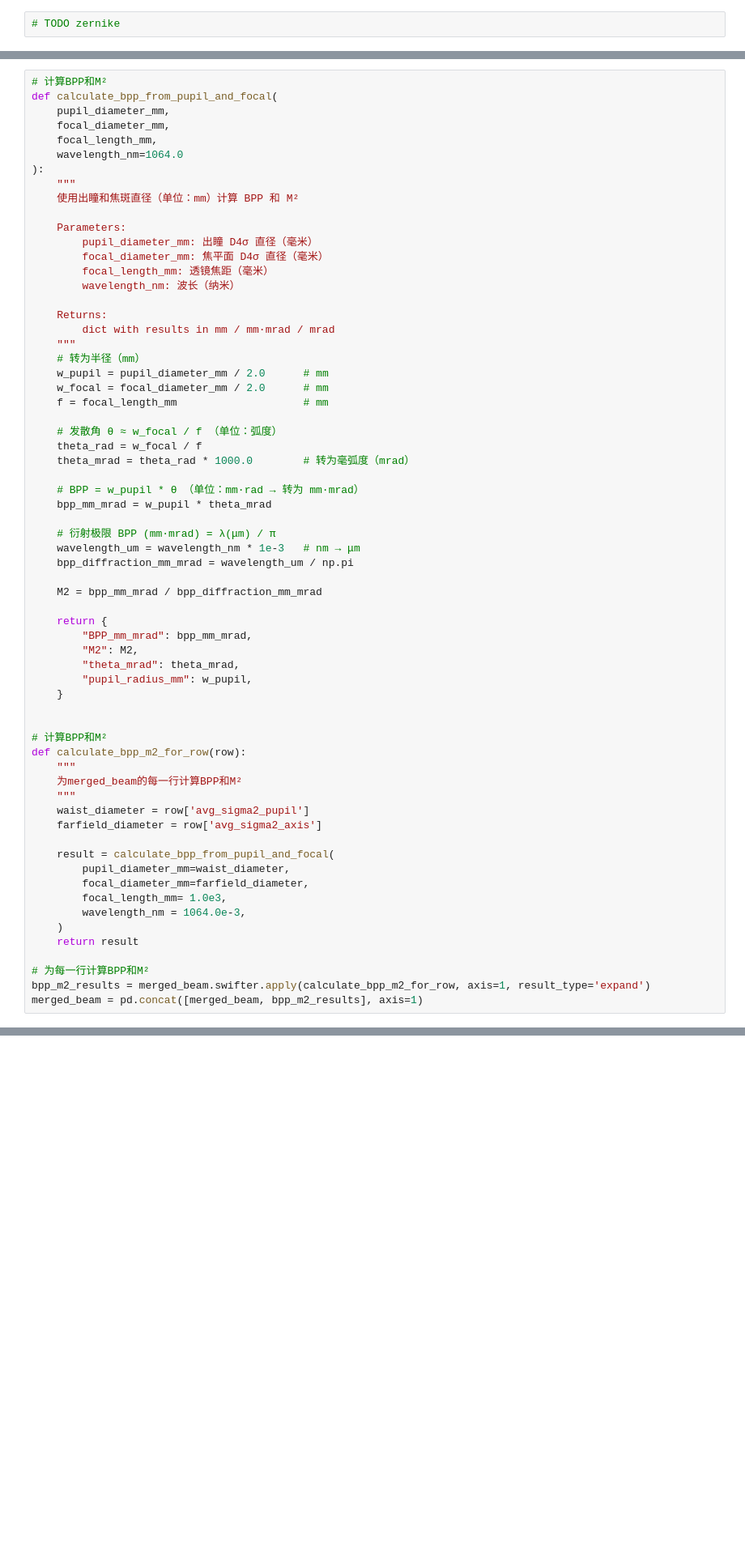
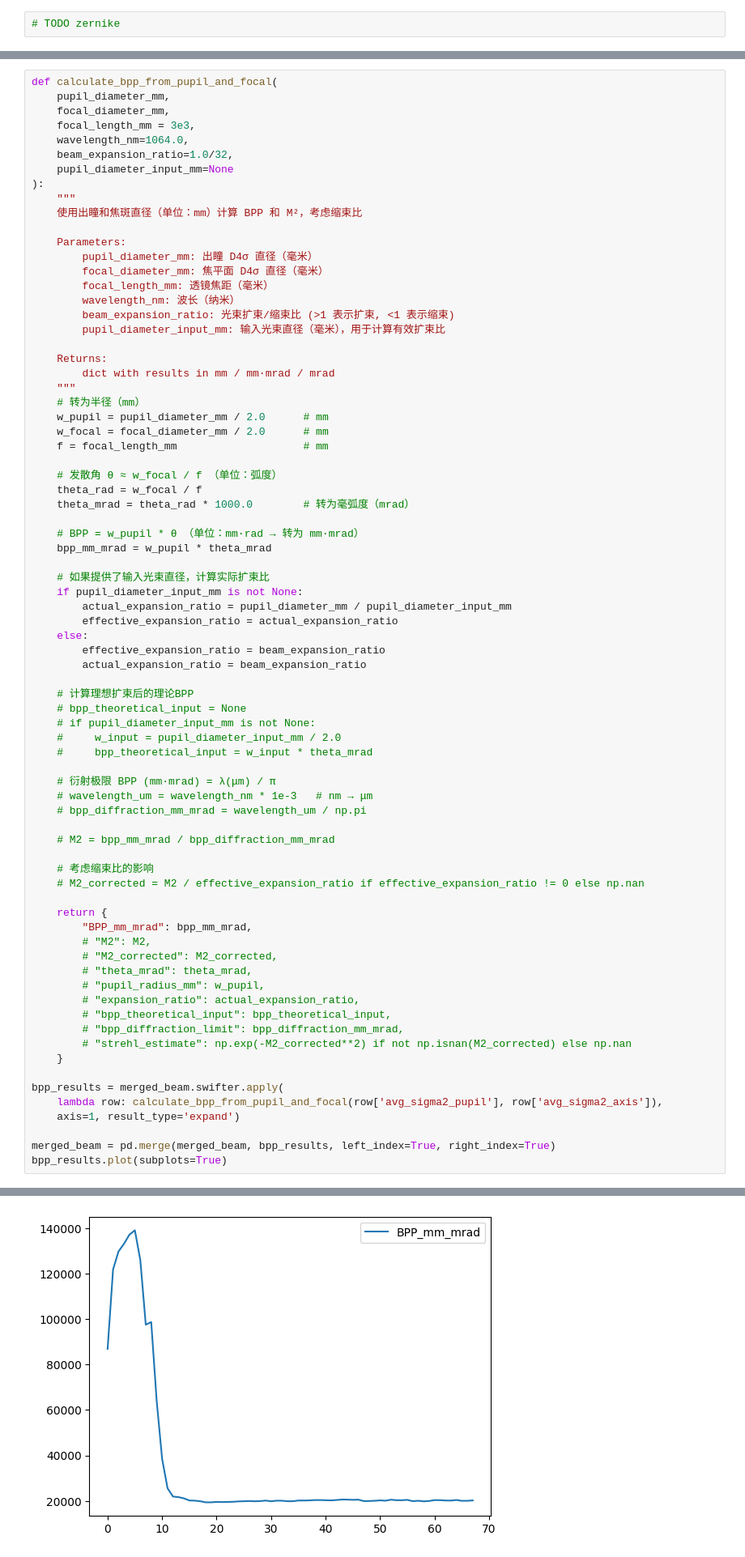
Before and after one commit to ywzhang909/optical_data_mining, a Jupyter notebook: notebooks/data.ipynb, the cells around one changed output, grey strips where cells are left out. Shown at 81% size. Drawn from its saved outputs; the diff is of its cells as text; blank space fills up the shorter version.

```diff
--- a/notebooks/data.ipynb
+++ b/notebooks/data.ipynb
@@ -1590,21 +1601,24 @@ BPP 是描述激光光束质量的基础物理量，其计算依赖于精确的
 
 *注：本文所述方法假设标量衍射理论适用，忽略偏振与矢量效应。*
 # %%
-# 计算BPP和M²
 def calculate_bpp_from_pupil_and_focal(
     pupil_diameter_mm,
     focal_diameter_mm,
-    focal_length_mm,
-    wavelength_nm=1064.0
+    focal_length_mm = 3e3,
+    wavelength_nm=1064.0,
+    beam_expansion_ratio=1.0/32,
+    pupil_diameter_input_mm=None
 ):
     """
-    使用出瞳和焦斑直径（单位：mm）计算 BPP 和 M²
+    使用出瞳和焦斑直径（单位：mm）计算 BPP 和 M²，考虑缩束比
 
     Parameters:
         pupil_diameter_mm: 出瞳 D4σ 直径（毫米）
         focal_diameter_mm: 焦平面 D4σ 直径（毫米）
         focal_length_mm: 透镜焦距（毫米）
         wavelength_nm: 波长（纳米）
+        beam_expansion_ratio: 光束扩束/缩束比 (>1 表示扩束, <1 表示缩束)
+        pupil_diameter_input_mm: 输入光束直径（毫米），用于计算有效扩束比
 
     Returns:
         dict with results in mm / mm·mrad / mrad
@@ -1621,36 +1635,45 @@ def calculate_bpp_from_pupil_and_focal(
     # BPP = w_pupil * θ （单位：mm·rad → 转为 mm·mrad）
     bpp_mm_mrad = w_pupil * theta_mrad
 
+    # 如果提供了输入光束直径，计算实际扩束比
+    if pupil_diameter_input_mm is not None:
+        actual_expansion_ratio = pupil_diameter_mm / pupil_diameter_input_mm
+        effective_expansion_ratio = actual_expansion_ratio
+    else:
+        effective_expansion_ratio = beam_expansion_ratio
+        actual_expansion_ratio = beam_expansion_ratio
+
+    # 计算理想扩束后的理论BPP
+    # bpp_theoretical_input = None
+    # if pupil_diameter_input_mm is not None:
+    #     w_input = pupil_diameter_input_mm / 2.0
+    #     bpp_theoretical_input = w_input * theta_mrad
+
     # 衍射极限 BPP (mm·mrad) = λ(μm) / π
-    wavelength_um = wavelength_nm * 1e-3   # nm → μm
-    bpp_diffraction_mm_mrad = wavelength_um / np.pi
+    # wavelength_um = wavelength_nm * 1e-3   # nm → μm
+    # bpp_diffraction_mm_mrad = wavelength_um / np.pi
 
-    M2 = bpp_mm_mrad / bpp_diffraction_mm_mrad
+    # M2 = bpp_mm_mrad / bpp_diffraction_mm_mrad
+
+    # 考虑缩束比的影响
+    # M2_corrected = M2 / effective_expansion_ratio if effective_expansion_ratio != 0 else np.nan
 
     return {
         "BPP_mm_mrad": bpp_mm_mrad,
-        "M2": M2,
-        "theta_mrad": theta_mrad,
-        "pupil_radius_mm": w_pupil,
+        # "M2": M2,
+        # "M2_corrected": M2_corrected,
+        # "theta_mrad": theta_mrad,
+        # "pupil_radius_mm": w_pupil,
+        # "expansion_ratio": actual_expansion_ratio,
+        # "bpp_theoretical_input": bpp_theoretical_input,
+        # "bpp_diffraction_limit": bpp_diffraction_mm_mrad,
+        # "strehl_estimate": np.exp(-M2_corrected**2) if not np.isnan(M2_corrected) else np.nan
     }
 
+bpp_results = merged_beam.swifter.apply(
+    lambda row: calculate_bpp_from_pupil_and_focal(row['avg_sigma2_pupil'], row['avg_sigma2_axis']),
+    axis=1, result_type='expand')
 
-# 计算BPP和M²
-def calculate_bpp_m2_for_row(row):
-    """
-    为merged_beam的每一行计算BPP和M²
-    """
-    waist_diameter = row['avg_sigma2_pupil']
-    farfield_diameter = row['avg_sigma2_axis']
-
-    result = calculate_bpp_from_pupil_and_focal(
-        pupil_diameter_mm=waist_diameter,
-        focal_diameter_mm=farfield_diameter,
-        focal_length_mm= 1.0e3,
-        wavelength_nm = 1064.0e-3,
-    )
-    return result
-
-# 为每一行计算BPP和M²
-bpp_m2_results = merged_beam.swifter.apply(calculate_bpp_m2_for_row, axis=1, result_type='expand')
-merged_beam = pd.concat([merged_beam, bpp_m2_results], axis=1)
+merged_beam = pd.merge(merged_beam, bpp_results, left_index=True, right_index=True)
+bpp_results.plot(subplots=True)
+# %% [output]
@@ -1656,0 +1681 @@ merged_beam = pd.concat([merged_beam, bpp_m2_results], axis=1)
+[figure, added]
```
Also changed, not shown: parts of 27 cells of this notebook, 3 other files.
